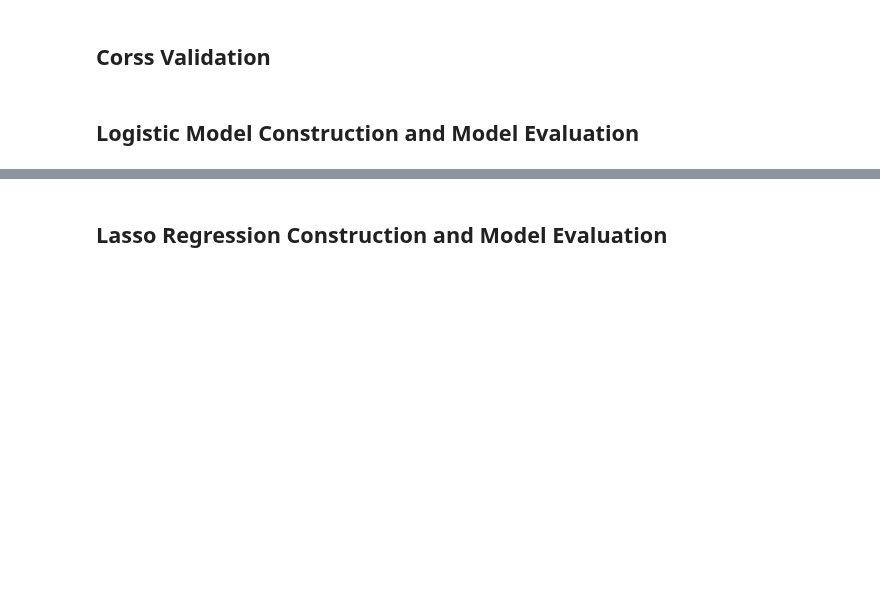
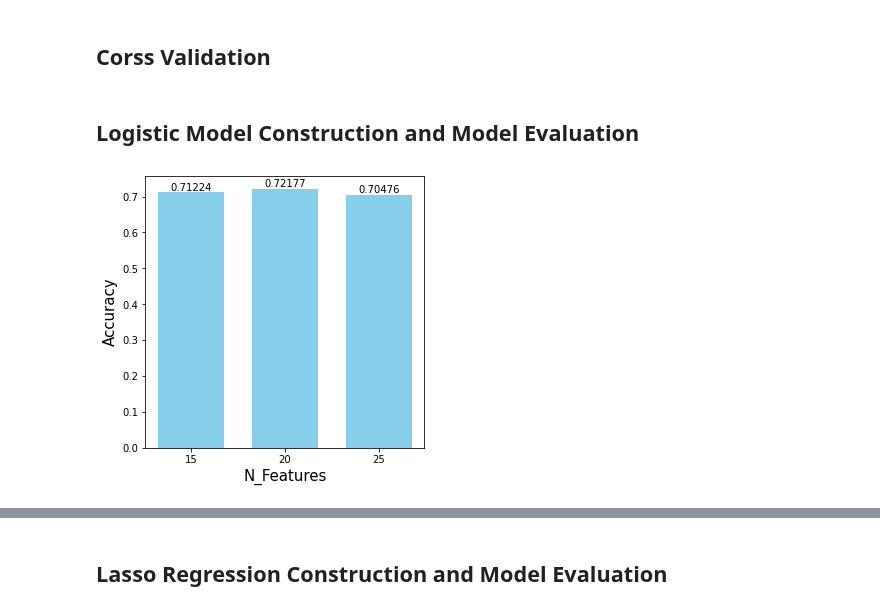
Before and after one commit to Xusong1998/Data-Analytics-Project, a Jupyter notebook: HR_Attrition_Data_Modeling.ipynb, the cells around one changed output, grey strips where cells are left out. Saved outputs shown, nothing was run; the diff lists cells and outputs as text; code cells hidden in the pictures; blank space fills up the shorter version.

```diff
--- a/HR_Attrition_Data_Modeling.ipynb
+++ b/HR_Attrition_Data_Modeling.ipynb
@@ -308,4 +310,29 @@ def feature_selection(X, y, model_selected, n_feature):
     summary_df = summary_df.drop(to_drop)
     selected_2 = summary_df.index
     return selected_2
+# %%
+# n_feature value tuning
+%%capture
+accuracy_list = []
+n_features = [15, 20, 25]
+for i in n_features:
+    selected = feature_selection(X, y, logreg, i)
+    accuracy_list.append(cross_val(X[selected],y,logreg))
+# %%
+fig = plt.figure(figsize = (5, 5))
+labels = ['15', '20', '25']
+pos = np.arange(len(labels))
+width = 0.7
+ax = plt.axes()
+ax.set_xticks(pos)
+ax.set_xticklabels(labels)
+bars = plt.bar(pos, accuracy_list, width, color ='skyblue')
+for rect in bars:
+        height = rect.get_height()
+        plt.text(rect.get_x() + rect.get_width()/2.0, height, str(round(height, 5)), ha='center', va='bottom')
+plt.xlabel('N_Features', size = 15)
+plt.ylabel('Accuracy', size = 15)
+plt.show()
+# %% [output]
+[figure, added]
 # %%
```
Also changed, not shown: parts of 3 cells of this notebook.
